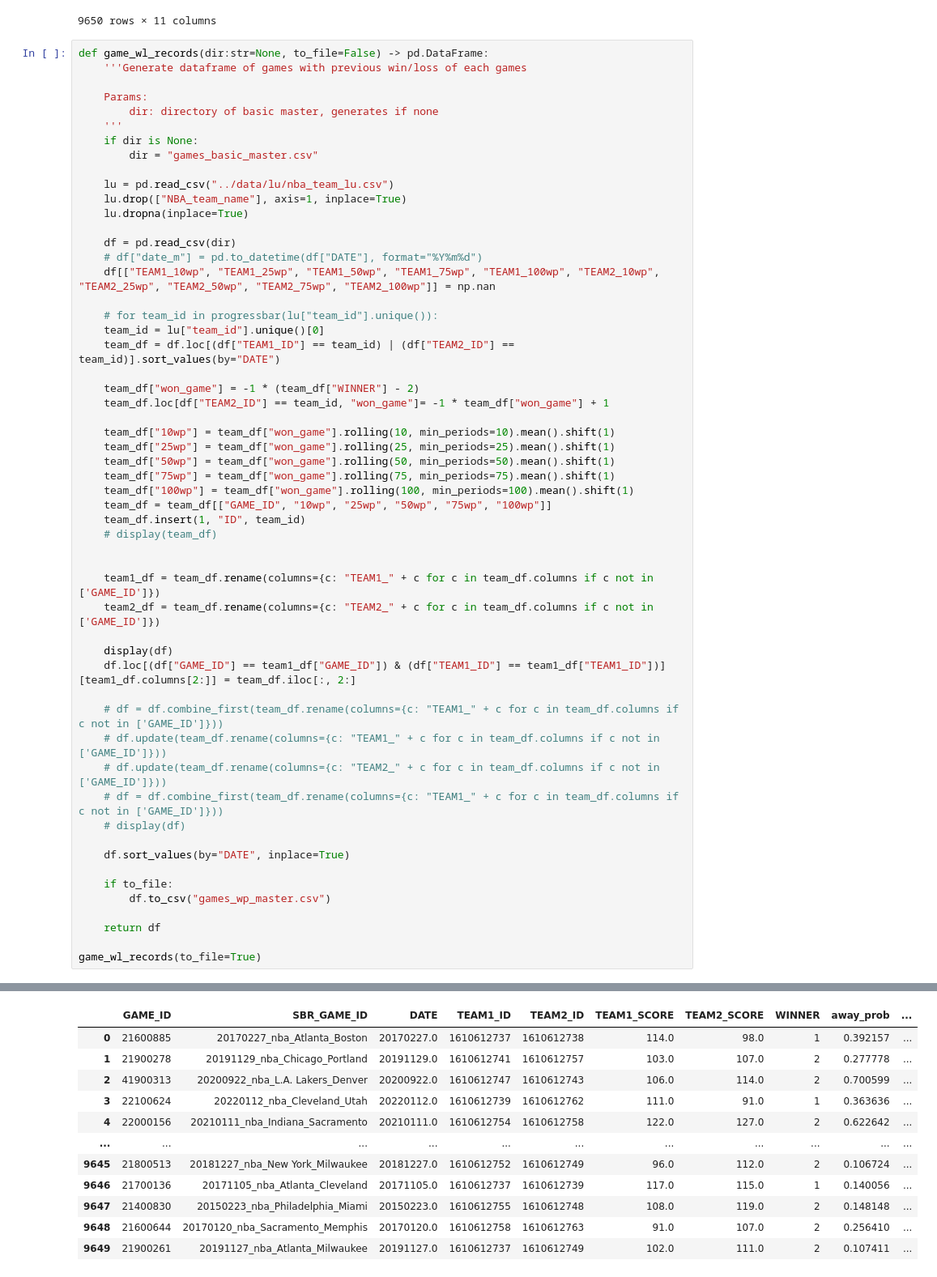
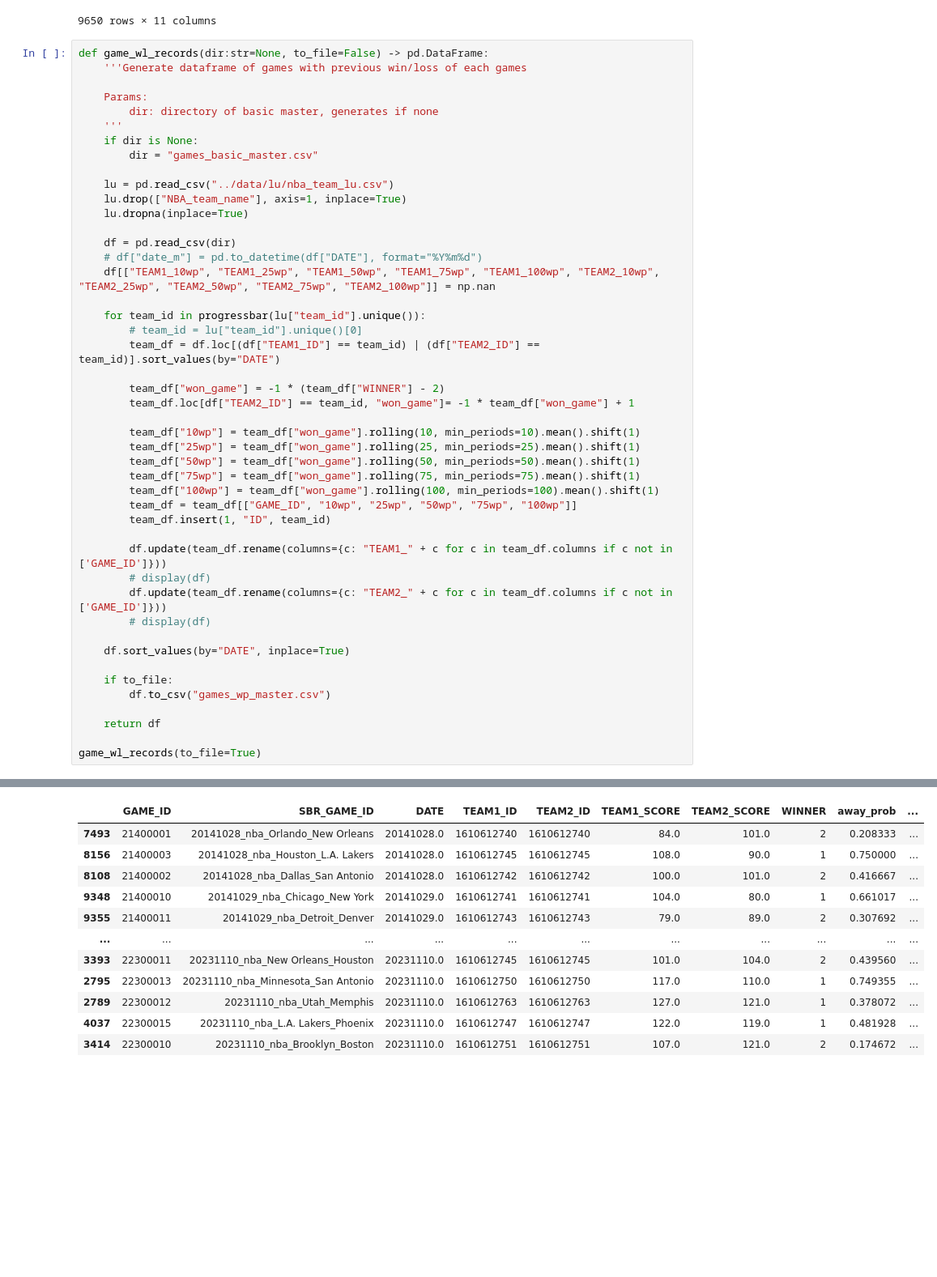
Before and after one commit to iiisong/ML-NBA-Betting, a Jupyter notebook: data_proc/team_info.ipynb, the cells around one changed output, grey strips where cells are left out. Shown at 81% size. Saved outputs shown, nothing was run; the diff lists cells and outputs as text; blank space fills up the shorter version.

```diff
--- a/data_proc/team_info.ipynb
+++ b/data_proc/team_info.ipynb
@@ -238,34 +293,25 @@ def game_wl_records(dir:str=None, to_file=False) -> pd.DataFrame:
     # df["date_m"] = pd.to_datetime(df["DATE"], format="%Y%m%d")
     df[["TEAM1_10wp", "TEAM1_25wp", "TEAM1_50wp", "TEAM1_75wp", "TEAM1_100wp", "TEAM2_10wp", "TEAM2_25wp", "TEAM2_50wp", "TEAM2_75wp", "TEAM2_100wp"]] = np.nan
 
-    # for team_id in progressbar(lu["team_id"].unique()):
-    team_id = lu["team_id"].unique()[0]
-    team_df = df.loc[(df["TEAM1_ID"] == team_id) | (df["TEAM2_ID"] == team_id)].sort_values(by="DATE")
+    for team_id in progressbar(lu["team_id"].unique()):
+        # team_id = lu["team_id"].unique()[0]
+        team_df = df.loc[(df["TEAM1_ID"] == team_id) | (df["TEAM2_ID"] == team_id)].sort_values(by="DATE")
 
-    team_df["won_game"] = -1 * (team_df["WINNER"] - 2)
-    team_df.loc[df["TEAM2_ID"] == team_id, "won_game"]= -1 * team_df["won_game"] + 1
+        team_df["won_game"] = -1 * (team_df["WINNER"] - 2)
+        team_df.loc[df["TEAM2_ID"] == team_id, "won_game"]= -1 * team_df["won_game"] + 1
 
-    team_df["10wp"] = team_df["won_game"].rolling(10, min_periods=10).mean().shift(1)
-    team_df["25wp"] = team_df["won_game"].rolling(25, min_periods=25).mean().shift(1)
-    team_df["50wp"] = team_df["won_game"].rolling(50, min_periods=50).mean().shift(1)
-    team_df["75wp"] = team_df["won_game"].rolling(75, min_periods=75).mean().shift(1)
-    team_df["100wp"] = team_df["won_game"].rolling(100, min_periods=100).mean().shift(1)
-    team_df = team_df[["GAME_ID", "10wp", "25wp", "50wp", "75wp", "100wp"]]
-    team_df.insert(1, "ID", team_id)
-    # display(team_df)
+        team_df["10wp"] = team_df["won_game"].rolling(10, min_periods=10).mean().shift(1)
+        team_df["25wp"] = team_df["won_game"].rolling(25, min_periods=25).mean().shift(1)
+        team_df["50wp"] = team_df["won_game"].rolling(50, min_periods=50).mean().shift(1)
+        team_df["75wp"] = team_df["won_game"].rolling(75, min_periods=75).mean().shift(1)
+        team_df["100wp"] = team_df["won_game"].rolling(100, min_periods=100).mean().shift(1)
+        team_df = team_df[["GAME_ID", "10wp", "25wp", "50wp", "75wp", "100wp"]]
+        team_df.insert(1, "ID", team_id)
 
-
-    team1_df = team_df.rename(columns={c: "TEAM1_" + c for c in team_df.columns if c not in ['GAME_ID']})
-    team2_df = team_df.rename(columns={c: "TEAM2_" + c for c in team_df.columns if c not in ['GAME_ID']})
-
-    display(df)
-    df.loc[(df["GAME_ID"] == team1_df["GAME_ID"]) & (df["TEAM1_ID"] == team1_df["TEAM1_ID"])][team1_df.columns[2:]] = team_df.iloc[:, 2:]
-
-    # df = df.combine_first(team_df.rename(columns={c: "TEAM1_" + c for c in team_df.columns if c not in ['GAME_ID']}))
-    # df.update(team_df.rename(columns={c: "TEAM1_" + c for c in team_df.columns if c not in ['GAME_ID']}))
-    # df.update(team_df.rename(columns={c: "TEAM2_" + c for c in team_df.columns if c not in ['GAME_ID']}))
-    # df = df.combine_first(team_df.rename(columns={c: "TEAM1_" + c for c in team_df.columns if c not in ['GAME_ID']}))
-    # display(df)
+        df.update(team_df.rename(columns={c: "TEAM1_" + c for c in team_df.columns if c not in ['GAME_ID']}))
+        # display(df)
+        df.update(team_df.rename(columns={c: "TEAM2_" + c for c in team_df.columns if c not in ['GAME_ID']}))
+        # display(df)
 
     df.sort_values(by="DATE", inplace=True)
 
@@ -279,12 +326,12 @@ game_wl_records(to_file=True)
 |  | GAME_ID | SBR_GAME_ID | DATE | TEAM1_ID | TEAM2_ID | TEAM1_SCORE | TEAM2_SCORE | WINNER | away_prob | ... |
-| 0 | 21600885 | 20170227_nba_Atlanta_Boston | 20170227.0 | 1610612737 | 1610612738 | 114.0 | 98.0 | 1 | 0.392157 | ... |
-| 1 | 21900278 | 20191129_nba_Chicago_Portland | 20191129.0 | 1610612741 | 1610612757 | 103.0 | 107.0 | 2 | 0.277778 | ... |
-| 2 | 41900313 | 20200922_nba_L.A. Lakers_Denver | 20200922.0 | 1610612747 | 1610612743 | 106.0 | 114.0 | 2 | 0.700599 | ... |
-| 3 | 22100624 | 20220112_nba_Cleveland_Utah | 20220112.0 | 1610612739 | 1610612762 | 111.0 | 91.0 | 1 | 0.363636 | ... |
-| 4 | 22000156 | 20210111_nba_Indiana_Sacramento | 20210111.0 | 1610612754 | 1610612758 | 122.0 | 127.0 | 2 | 0.622642 | ... |
+| 7493 | 21400001 | 20141028_nba_Orlando_New Orleans | 20141028.0 | 1610612740 | 1610612740 | 84.0 | 101.0 | 2 | 0.208333 | ... |
+| 8156 | 21400003 | 20141028_nba_Houston_L.A. Lakers | 20141028.0 | 1610612745 | 1610612745 | 108.0 | 90.0 | 1 | 0.750000 | ... |
+| 8108 | 21400002 | 20141028_nba_Dallas_San Antonio | 20141028.0 | 1610612742 | 1610612742 | 100.0 | 101.0 | 2 | 0.416667 | ... |
+| 9348 | 21400010 | 20141029_nba_Chicago_New York | 20141029.0 | 1610612741 | 1610612741 | 104.0 | 80.0 | 1 | 0.661017 | ... |
+| 9355 | 21400011 | 20141029_nba_Detroit_Denver | 20141029.0 | 1610612743 | 1610612743 | 79.0 | 89.0 | 2 | 0.307692 | ... |
 | ... | ... | ... | ... | ... | ... | ... | ... | ... | ... | ... |
-| 9645 | 21800513 | 20181227_nba_New York_Milwaukee | 20181227.0 | 1610612752 | 1610612749 | 96.0 | 112.0 | 2 | 0.106724 | ... |
-| 9646 | 21700136 | 20171105_nba_Atlanta_Cleveland | 20171105.0 | 1610612737 | 1610612739 | 117.0 | 115.0 | 1 | 0.140056 | ... |
-| 9647 | 21400830 | 20150223_nba_Philadelphia_Miami | 20150223.0 | 1610612755 | 1610612748 | 108.0 | 119.0 | 2 | 0.148148 | ... |
-| 9648 | 21600644 | 20170120_nba_Sacramento_Memphis | 20170120.0 | 1610612758 | 1610612763 | 91.0 | 107.0 | 2 | 0.256410 | ... |
-| 9649 | 21900261 | 20191127_nba_Atlanta_Milwaukee | 20191127.0 | 1610612737 | 1610612749 | 102.0 | 111.0 | 2 | 0.107411 | ... |
+| 3393 | 22300011 | 20231110_nba_New Orleans_Houston | 20231110.0 | 1610612745 | 1610612745 | 101.0 | 104.0 | 2 | 0.439560 | ... |
+| 2795 | 22300013 | 20231110_nba_Minnesota_San Antonio | 20231110.0 | 1610612750 | 1610612750 | 117.0 | 110.0 | 1 | 0.749355 | ... |
+| 2789 | 22300012 | 20231110_nba_Utah_Memphis | 20231110.0 | 1610612763 | 1610612763 | 127.0 | 121.0 | 1 | 0.378072 | ... |
+| 4037 | 22300015 | 20231110_nba_L.A. Lakers_Phoenix | 20231110.0 | 1610612747 | 1610612747 | 122.0 | 119.0 | 1 | 0.481928 | ... |
+| 3414 | 22300010 | 20231110_nba_Brooklyn_Boston | 20231110.0 | 1610612751 | 1610612751 | 107.0 | 121.0 | 2 | 0.174672 | ... |
```
Also changed, not shown: parts of 3 cells of this notebook, 1 other file.
